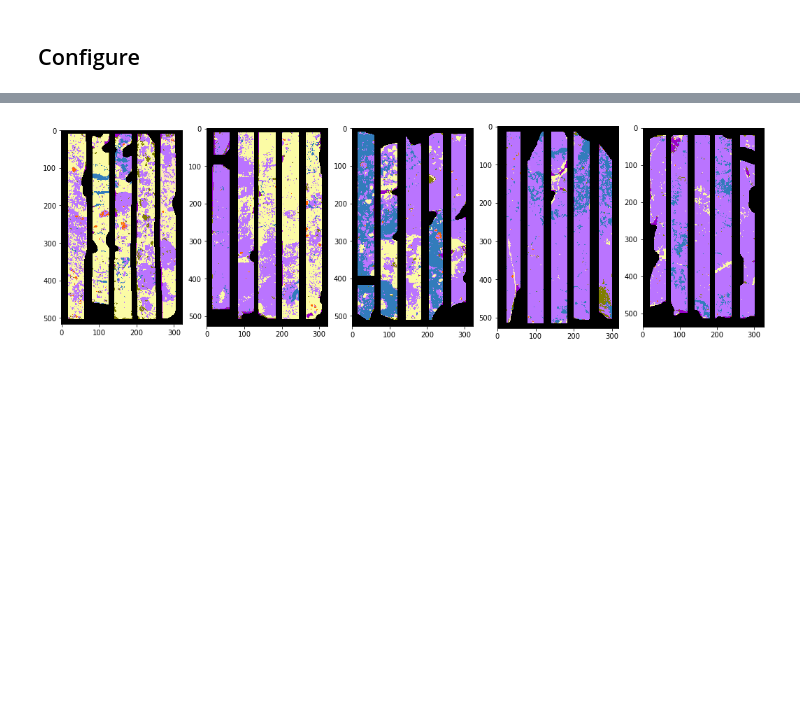
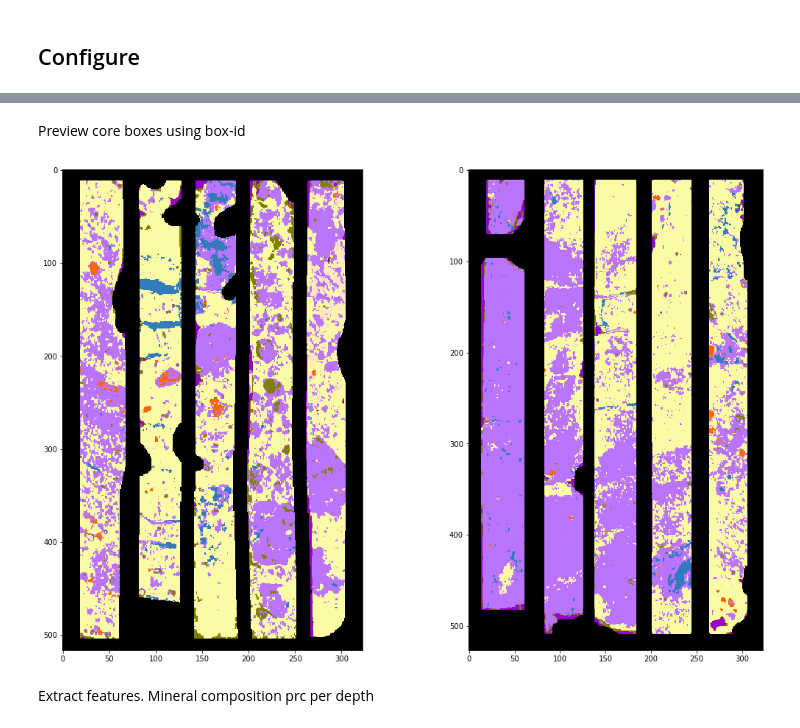
Before and after one commit to nchowes/digital-core, a Jupyter notebook: sandbox/nch/pHyperspecDatastore.ipynb, the cells around one changed output, grey strips where cells are left out. Drawn from its saved outputs; the diff is of its cells as text; code cells hidden in the pictures; blank space fills up the shorter version.

```diff
--- a/sandbox/nch/pHyperspecDatastore.ipynb
+++ b/sandbox/nch/pHyperspecDatastore.ipynb
@@ -431,6 +524,10 @@ len(ds.minerals)
+# %% [markdown]
+Preview core boxes using box-id
+# %%
+ds.plot_core_box( box_id=[0,1])
+# %% [output]
+[figure, added]
+# %% [markdown]
+Extract features. Mineral composition prc per depth
 # %%
 ds.extract_features()
-# %%
-ds.plot_core_box(ptype="minerals")
-# %% [output]
-[figure, removed]
```
Also changed, not shown: parts of 31 cells of this notebook, 1 other file.
